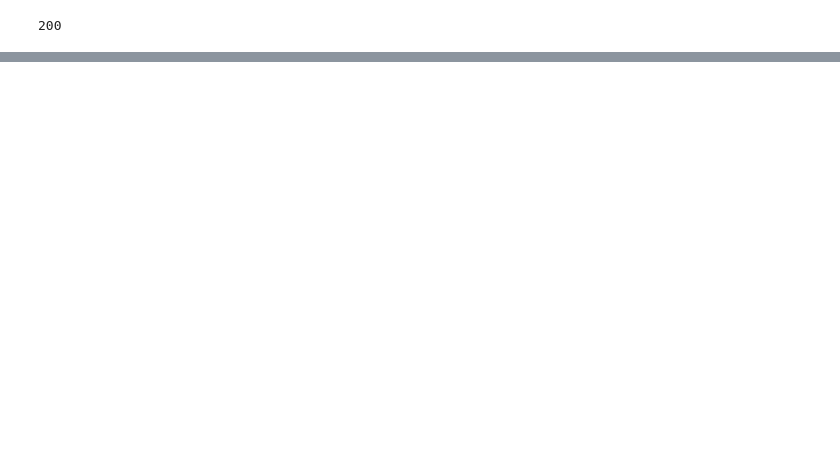
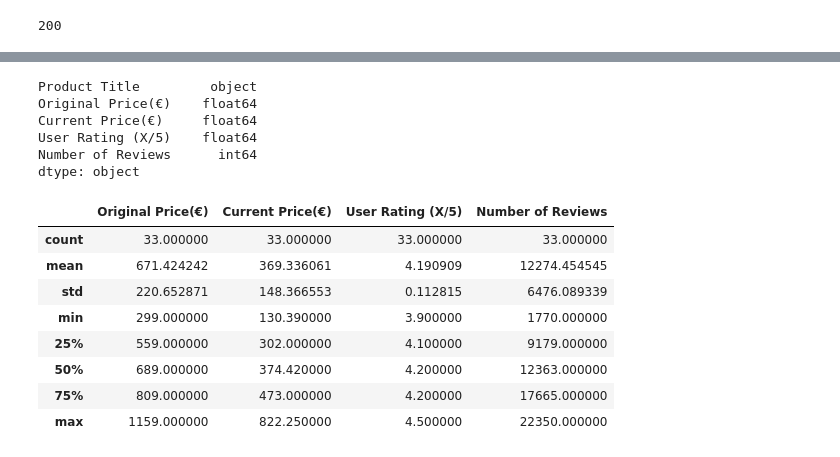
Before and after one commit to Pandey0809/BlackMarket_WebScrapping-, a Jupyter notebook: webscrap.ipynb, the cells around one changed output, grey strips where cells are left out. Cells and saved outputs as stored; diff of their text form; code cells hidden in the pictures; blank space fills up the shorter version.

```diff
--- a/webscrap.ipynb
+++ b/webscrap.ipynb
@@ -140,2 +151,9 @@ if __name__ == '__main__':
 # %% [output]
 200
+# %%
+#import data from csv file
+df = pd.read_csv('blackmarket_data.csv')
+#Rename the dataframe columns
+df.rename(columns={"title": "Product Title", "Original Price": "Original Price(€)","Current Price":"Current Price(€)","rating":"User Rating (X/5)","reviews":"Number of Reviews"},inplace=True)
+#show top 10 values
+df.head(10)
@@ -141,0 +172,31 @@ if __name__ == '__main__':
+# %%
+# Functions to convert all of the string values to numeric
+"""
+Steps
+    1) Extract the numeric part using regex or by splitting the string
+    2) Convert the numeric part to float or int depending on the context
+    3) Return the value
+"""
+def convert_Current_price_to_Numeric(x):
+    numeric_part = re.sub('[^0-9,]', '', x).replace(',','.')
+    float_value = float(numeric_part)
+    return float_value
+def convert_Original_price_to_Numeric(x):
+    numeric_part = re.sub('[^0-9,]', '', x).replace(',','.')
+    float_value = float(numeric_part)
+    return float_value
+def convert_user_rating(x):
+    numeric_part = x.split('/')[0]
+    float_value = float(numeric_part)
+    return float_value
+
+def convert_Number_fo_reviews(x):
+    numeric_part = re.sub('[^0-9,]', '', x)
+    int_value= int(numeric_part)
+    return int_value
+# %%
+#Pandas apply function to use the functions defined earlies for extractic numeric values
+df['Current Price(€)']=df['Current Price(€)'].apply(convert_Current_price_to_Numeric)
+df['Original Price(€)']=df['Original Price(€)'].apply(convert_Original_price_to_Numeric)
+df['User Rating (X/5)']=df['User Rating (X/5)'].apply(convert_user_rating)
+df['Number of Reviews']=df['Number of Reviews'].apply(convert_Number_fo_reviews)
@@ -141,0 +213,23 @@ if __name__ == '__main__':
+# %%
+#data type of the columns
+print(df.dtypes)
+# %% [output]
+Product Title         object
+Original Price(€)    float64
+Current Price(€)     float64
+User Rating (X/5)    float64
+Number of Reviews      int64
+dtype: object
+# %%
+#summary of data
+df.describe()
+# %% [output]
+|  | Original Price(€) | Current Price(€) | User Rating (X/5) | Number of Reviews |
+| count | 33.000000 | 33.000000 | 33.000000 | 33.000000 |
+| mean | 671.424242 | 369.336061 | 4.190909 | 12274.454545 |
+| std | 220.652871 | 148.366553 | 0.112815 | 6476.089339 |
+| min | 299.000000 | 130.390000 | 3.900000 | 1770.000000 |
+| 25% | 559.000000 | 302.000000 | 4.100000 | 9179.000000 |
+| 50% | 689.000000 | 374.420000 | 4.200000 | 12363.000000 |
+| 75% | 809.000000 | 473.000000 | 4.200000 | 17665.000000 |
+| max | 1159.000000 | 822.250000 | 4.500000 | 22350.000000 |
```
Also changed, not shown: parts of 8 cells of this notebook.
